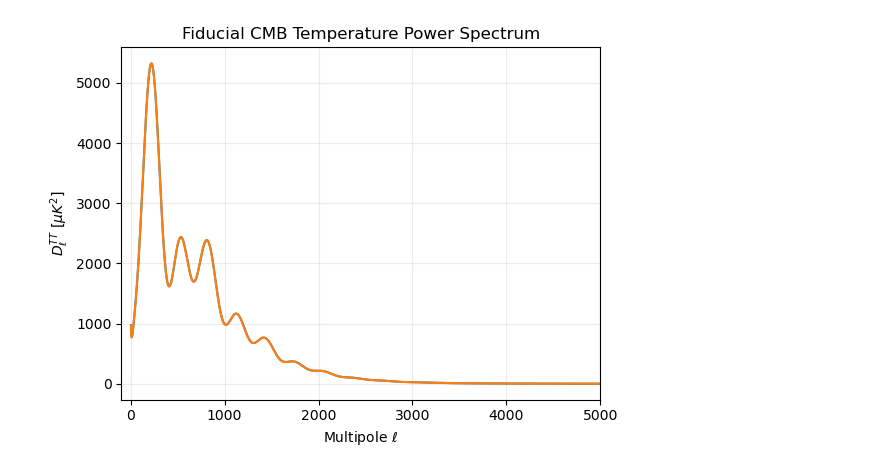
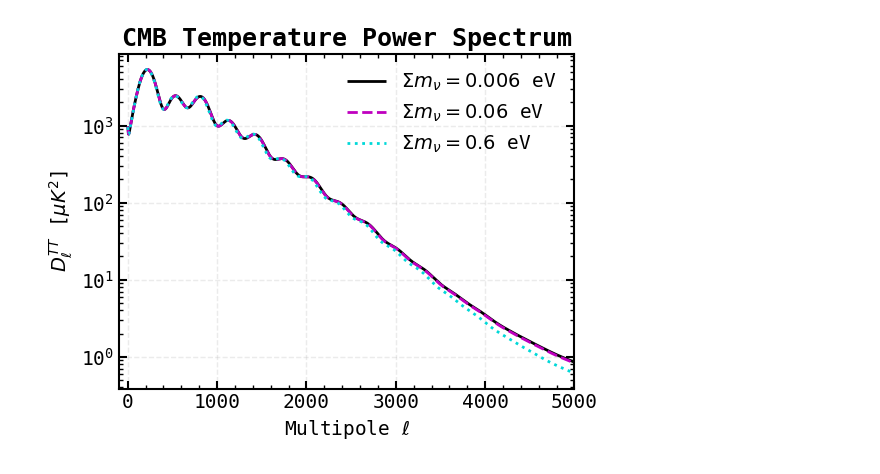
Before and after one commit to henry-e-n/SO_PointingReqs, a Jupyter notebook: CMB_sims/Intro_to_CAMB.ipynb, the cells around one changed output. Saved outputs shown, nothing was run; the diff lists cells and outputs as text; code cells hidden in the pictures.

```diff
--- a/CMB_sims/Intro_to_CAMB.ipynb
+++ b/CMB_sims/Intro_to_CAMB.ipynb
@@ -1,6 +1,11 @@
 # %%
 import numpy as np
 import matplotlib.pyplot as plt
+import matplotlib
+import os
+
+matplotlib.style.use(os.path.join("/shared_home/henachman/.matplotlib/stylelib", "HNCustomMono.mplstyle"))
+
 # Import
 import camb
 # %%
@@ -70,21 +81,27 @@ plt.semilogy()
 # %%
 # ============================================================
 # 1.2  Read and plot the temperature spectrum
 # ============================================================
 
-ell, DlTT = np.loadtxt("CAMB_fiducial_cosmo_scalCls.dat", usecols=(0, 1), unpack=True)
-ell_mNu, DlTT_mNu = np.loadtxt("CAMB_fiducial_cosmo_scalCls_massiveNu.dat", usecols=(0, 1), unpack=True)
+
+lell, lDlTT = np.loadtxt("CAMB_scalCls_lightNu.dat", usecols=(0, 1), unpack=True)
+ell, DlTT = np.loadtxt("CAMB_scalCls_fiducial.dat", usecols=(0, 1), unpack=True)
+ell_mNu, DlTT_mNu = np.loadtxt("CAMB_scalCls_massiveNu.dat", usecols=(0, 1), unpack=True)
 
 fig, ax = plt.subplots(figsize=(6, 4.5))
-ax.plot(ell[2:], DlTT[2:], color="C0")
-ax.plot(ell_mNu[2:], DlTT_mNu[2:], color="C1")
+
+ax.plot(lell[2:], lDlTT[2:], label=r"$\Sigma m_{\nu}=0.006$ eV")
+ax.plot(ell[2:], DlTT[2:], label=r"$\Sigma m_{\nu}=0.06$ eV")
+ax.plot(ell_mNu[2:], DlTT_mNu[2:], label=r"$\Sigma m_{\nu}=0.6$ eV")
 
 ax.set_xlim(-100, 5000)
 ax.set_xlabel(r"Multipole $\ell$")
 ax.set_ylabel(r"$D_\ell^{TT}$ [$\mu K^2$]")
-ax.set_title("Fiducial CMB Temperature Power Spectrum")
+ax.set_title("CMB Temperature Power Spectrum")
 ax.grid(alpha=0.25)
+ax.legend()
 plt.tight_layout()
+plt.semilogy()
 plt.show()
 # %% [output]
-[figure, old version]
+[figure, new version]
```
Also changed, not shown: parts of 3 cells of this notebook, 6 other files.
